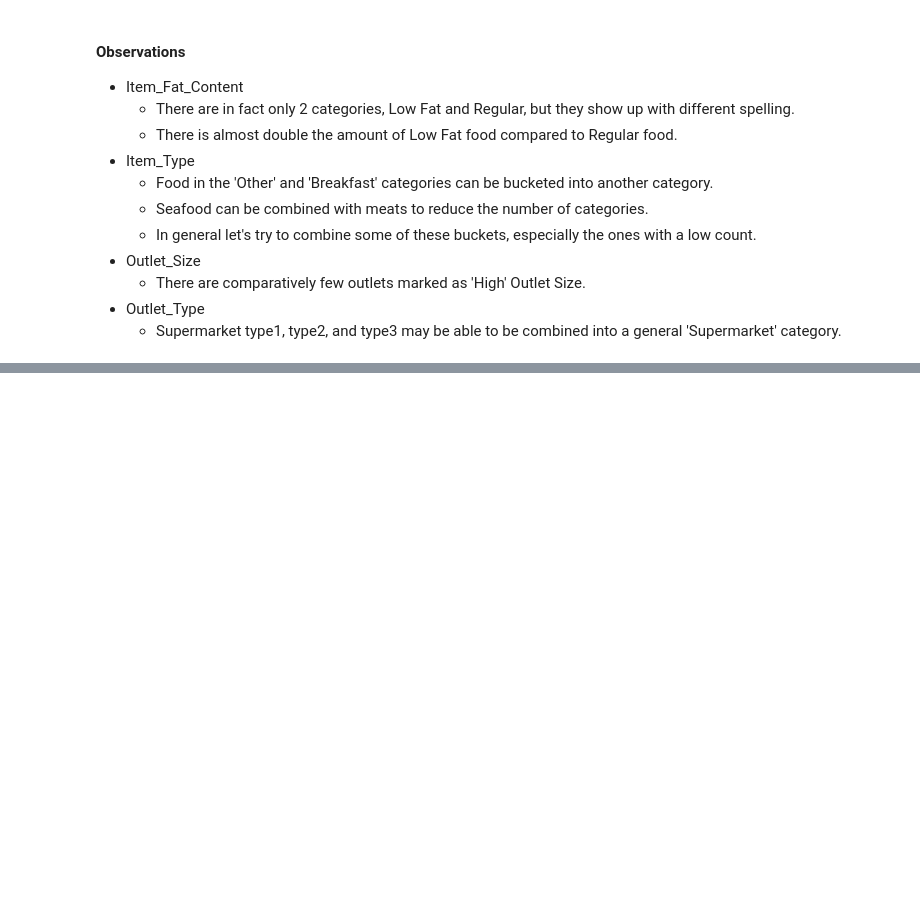
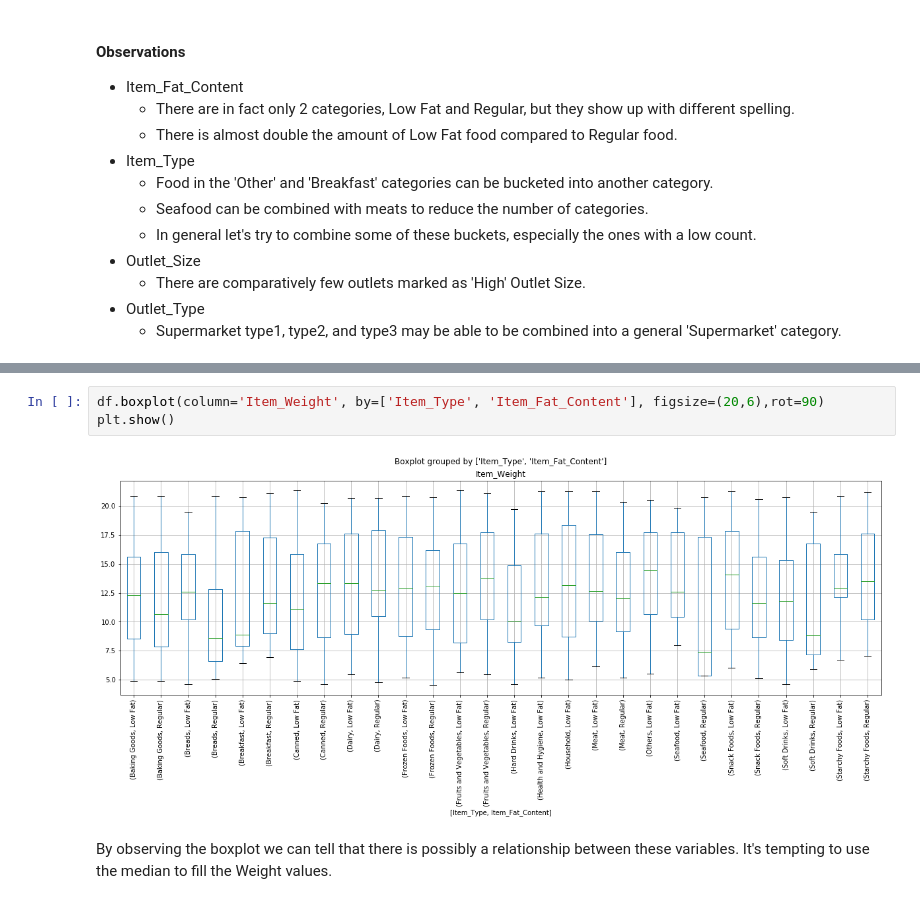
Before and after one commit to csaravia97/Big-Mart-Sales, a Jupyter notebook: BigMart Sales Prediction.ipynb, the cells around one changed output, grey strips where cells are left out. Cells and saved outputs as stored; diff of their text form; blank space fills up the shorter version.

```diff
--- a/BigMart Sales Prediction.ipynb
+++ b/BigMart Sales Prediction.ipynb
@@ -215,0 +239,7 @@ Name: Outlet_Type, dtype: int64
+# %%
+df.boxplot(column='Item_Weight', by=['Item_Type', 'Item_Fat_Content'], figsize=(20,6),rot=90)
+plt.show()
+# %% [output]
+[figure, added]
+# %% [markdown]
+By observing the boxplot we can tell that there is possibly a relationship between these variables. It's tempting to use the median to fill the Weight values.
```
Also changed, not shown: parts of 43 cells of this notebook.
